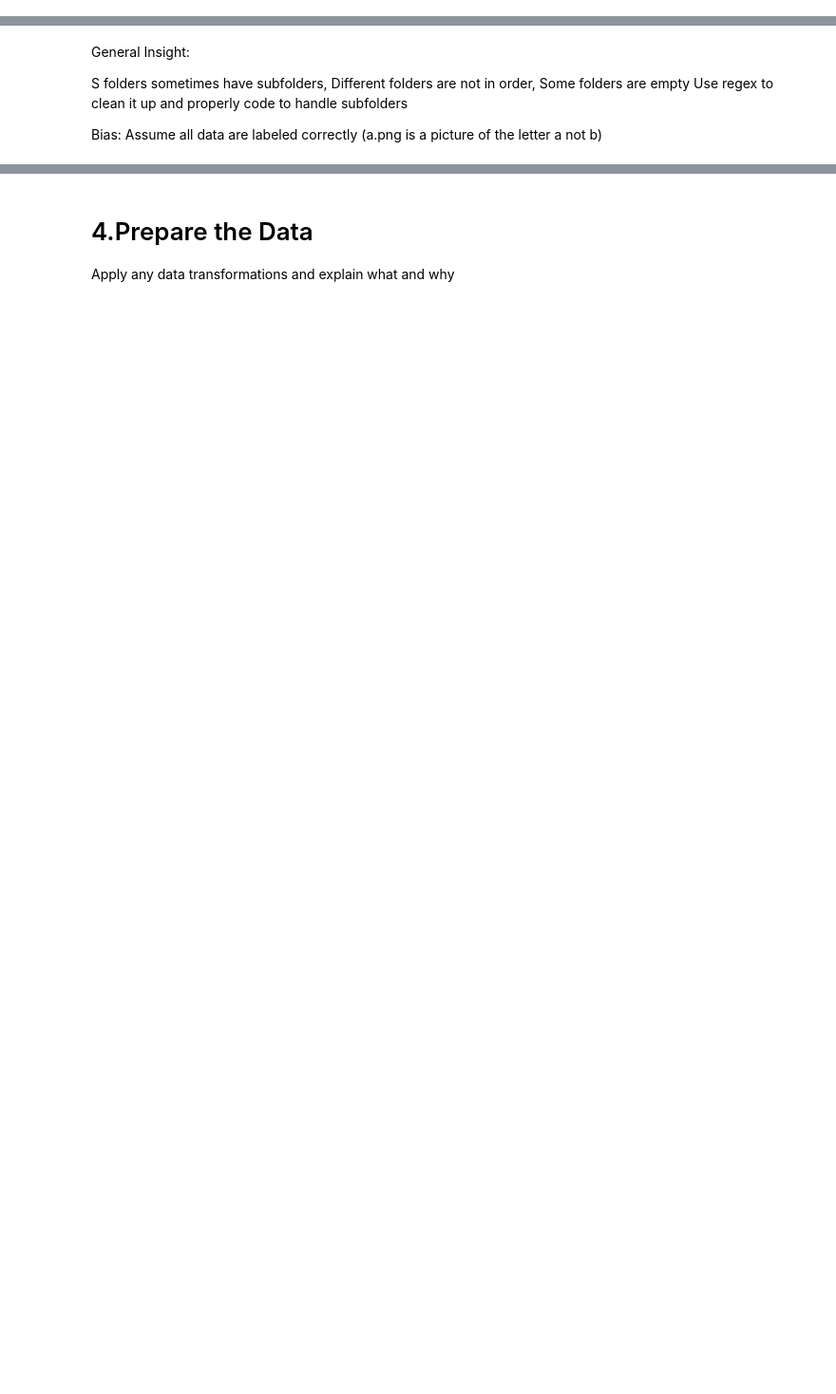
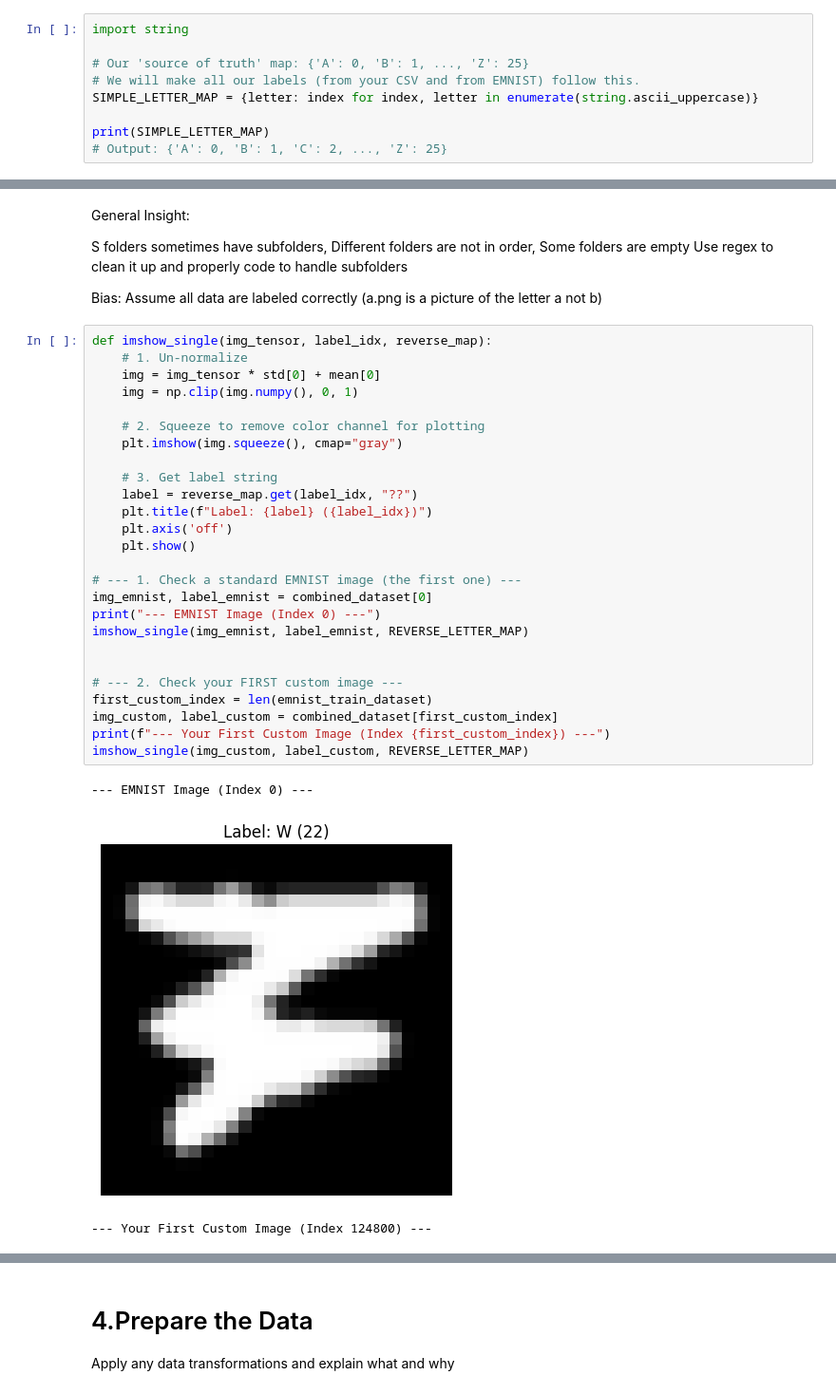
Before and after one commit to alanjit2/Machine-Learning-AI-Honors, a Jupyter notebook: Project_5/Project_5.ipynb, the cells around one changed output, grey strips where cells are left out. Shown: that part at 95% size. Cells and saved outputs as stored; diff of their text form; blank space fills up the shorter version.

```diff
--- a/Project_5/Project_5.ipynb
+++ b/Project_5/Project_5.ipynb
@@ -310,0 +269,9 @@ Your training data is ready in two variables:
+# %%
+import string
+
+# Our 'source of truth' map: {'A': 0, 'B': 1, ..., 'Z': 25}
+# We will make all our labels (from your CSV and from EMNIST) follow this.
+SIMPLE_LETTER_MAP = {letter: index for index, letter in enumerate(string.ascii_uppercase)}
+
+print(SIMPLE_LETTER_MAP)
+# Output: {'A': 0, 'B': 1, 'C': 2, ..., 'Z': 25}
@@ -328,3 +442,33 @@ S folders sometimes have subfolders, Different folders are not in order, Some fo
 Use regex to clean it up and properly code to handle subfolders
 
 Bias: Assume all data are labeled correctly (a.png is a picture of the letter a not b)
+# %%
+def imshow_single(img_tensor, label_idx, reverse_map):
+    # 1. Un-normalize
+    img = img_tensor * std[0] + mean[0]
+    img = np.clip(img.numpy(), 0, 1)
+
+    # 2. Squeeze to remove color channel for plotting
+    plt.imshow(img.squeeze(), cmap="gray")
+
+    # 3. Get label string
+    label = reverse_map.get(label_idx, "??")
+    plt.title(f"Label: {label} ({label_idx})")
+    plt.axis('off')
+    plt.show()
+
+# --- 1. Check a standard EMNIST image (the first one) ---
+img_emnist, label_emnist = combined_dataset[0]
+print("--- EMNIST Image (Index 0) ---")
+imshow_single(img_emnist, label_emnist, REVERSE_LETTER_MAP)
+
+
+# --- 2. Check your FIRST custom image ---
+first_custom_index = len(emnist_train_dataset)
+img_custom, label_custom = combined_dataset[first_custom_index]
+print(f"--- Your First Custom Image (Index {first_custom_index}) ---")
+imshow_single(img_custom, label_custom, REVERSE_LETTER_MAP)
+# %% [output]
+--- EMNIST Image (Index 0) ---
+[figure, added]
+--- Your First Custom Image (Index 124800) ---
```
Also changed, not shown: parts of 45 cells of this notebook.
